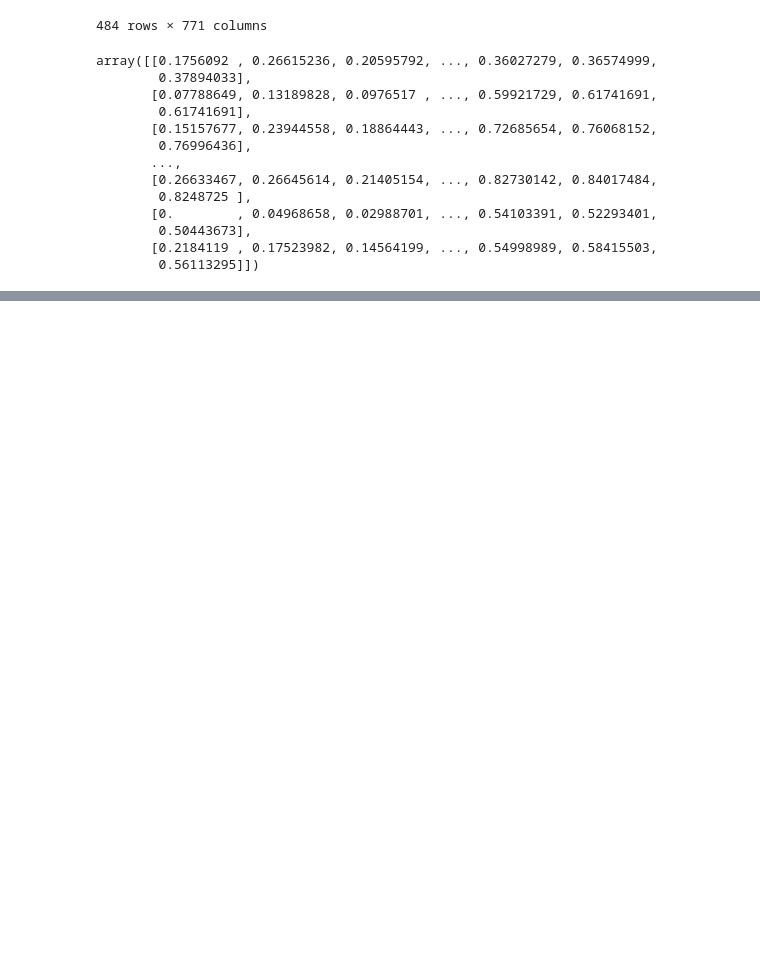
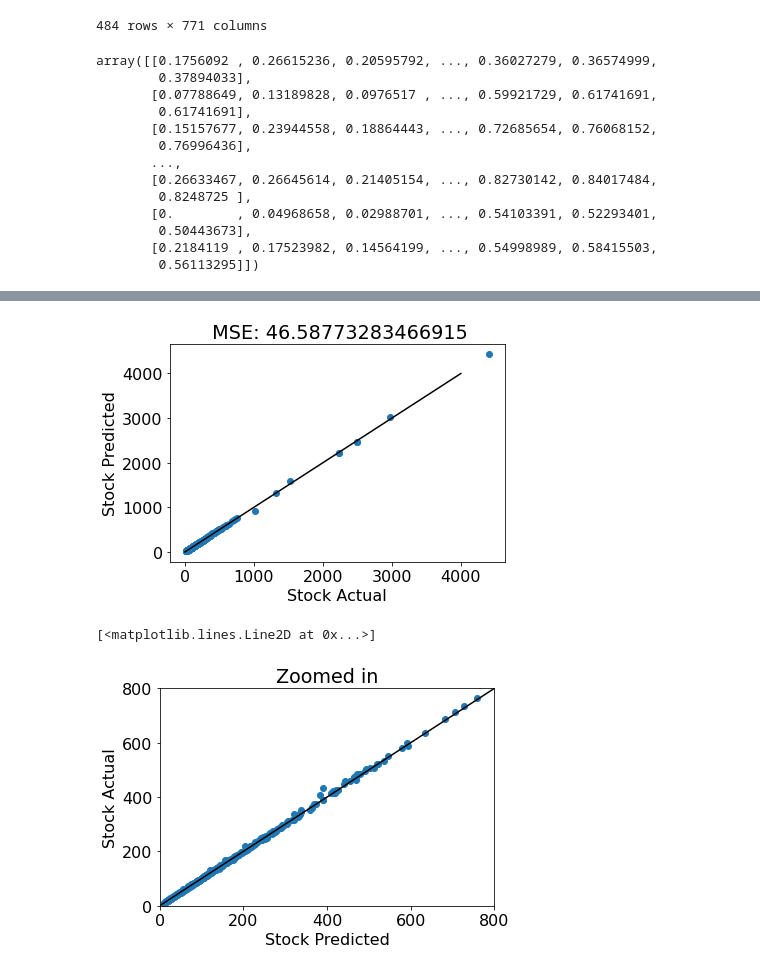
Before and after one commit to KTPrince/587-FinalProject, a Jupyter notebook: Final Project - Stock Market Prediction-S&P500.ipynb, the cells around one changed output, grey strips where cells are left out. Cells and saved outputs as stored; diff of their text form; code cells hidden in the pictures; blank space fills up the shorter version.

```diff
--- a/Final Project - Stock Market Prediction-S&P500.ipynb
+++ b/Final Project - Stock Market Prediction-S&P500.ipynb
@@ -360,0 +401,50 @@ array([[ 10,  81],
+# %%
+from sklearn.gaussian_process import GaussianProcessRegressor
+from sklearn.gaussian_process.kernels import RBF, ConstantKernel as C
+train_df = regression_df.head(n=(int(len(regression_df.index)*0.8)))
+test_df = regression_df.tail(n=(int(len(regression_df.index)*0.2)))
+train_X = train_df[train_df.columns[:-1]]
+train_Y = train_df['True Close']
+test_X = test_df[test_df.columns[:-1]]
+test_Y = test_df['True Close']
+#np.random.seed(1)
+kernel = C(1.0, (1e-3, 1e3)) * RBF(10, (1e-2, 1e2))
+gp = GaussianProcessRegressor(n_restarts_optimizer=9)#kernel=kernel)
+gp.fit(train_X,train_Y)
+y_pred, sigma = gp.predict(regression_df[regression_df.columns[:-1]], return_std=True)
+# %%
+all_y_unscaled = []
+pred_y_unscaled = []
+for i in range(0, len(scaler.min_)):
+    scale = MinMaxScaler()
+    a, b = scaler.data_min_[i], scaler.data_max_[i]
+    unscaled_y = all_y[i] * (b - a) + a
+    unscaled_y_pred = y_pred[i] * (b - a) + a
+    all_y_unscaled.append(unscaled_y)
+    pred_y_unscaled.append(unscaled_y_pred)
+#Figure out how many values are from each date
+#Graph over time (There are 24 dates with 21 inputs therefore every 22nd inputs is a new day.
+x=np.linspace(0,4000,4001)
+from sklearn.metrics import mean_squared_error
+from sklearn.metrics import r2_score
+plt.scatter(all_y_unscaled, pred_y_unscaled)
+plt.plot(x,x,'k-') # identity line
+plt.title(" MSE: " + str(mean_squared_error(all_y_unscaled, pred_y_unscaled)))
+plt.xlabel("Stock Actual")
+plt.ylabel("Stock Predicted")
+plt.show()
+
+ax3 = plt.subplot()
+ax3.scatter(all_y_unscaled, pred_y_unscaled)
+ax3.set_xlabel("Stock Predicted")
+ax3.set_ylabel("Stock Actual")
+ax3.set_title('Zoomed in')
+ax3.set_ylim(bottom=0)
+ax3.set_xlim(left=0)
+ax3.set_ylim(top=800)
+ax3.set_xlim(right=800)
+plt.plot(x,x,'k-') # identity line
+# %% [output]
+[figure, added]
+[<matplotlib.lines.Line2D at 0x...>]
+[figure, added]
```
Also changed, not shown: parts of 11 cells of this notebook, 1 other file.
